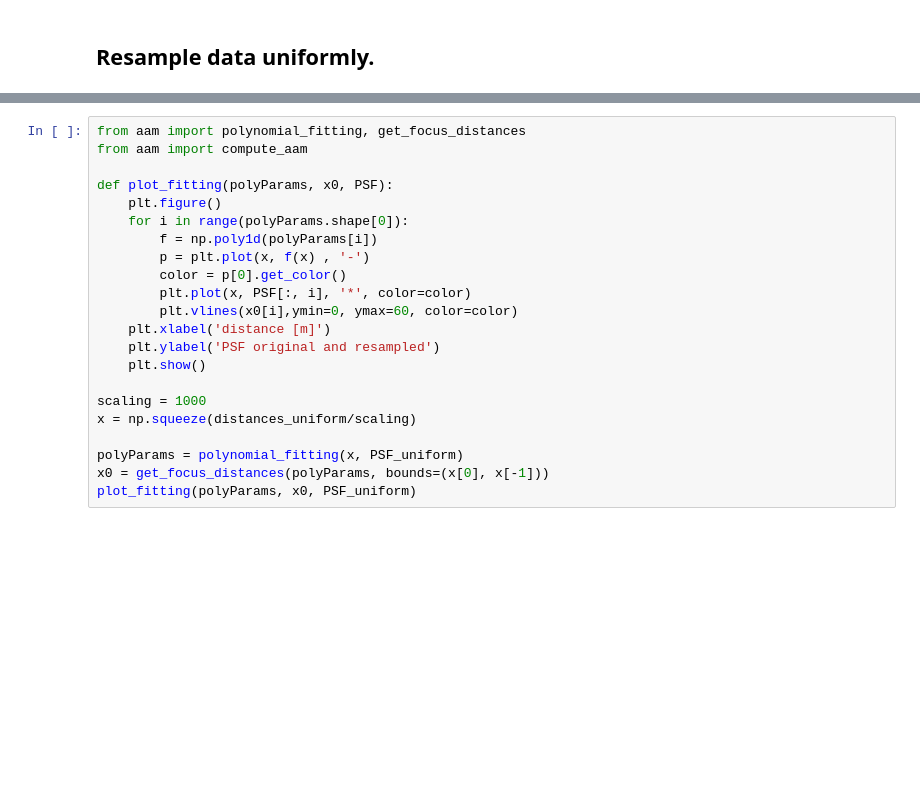
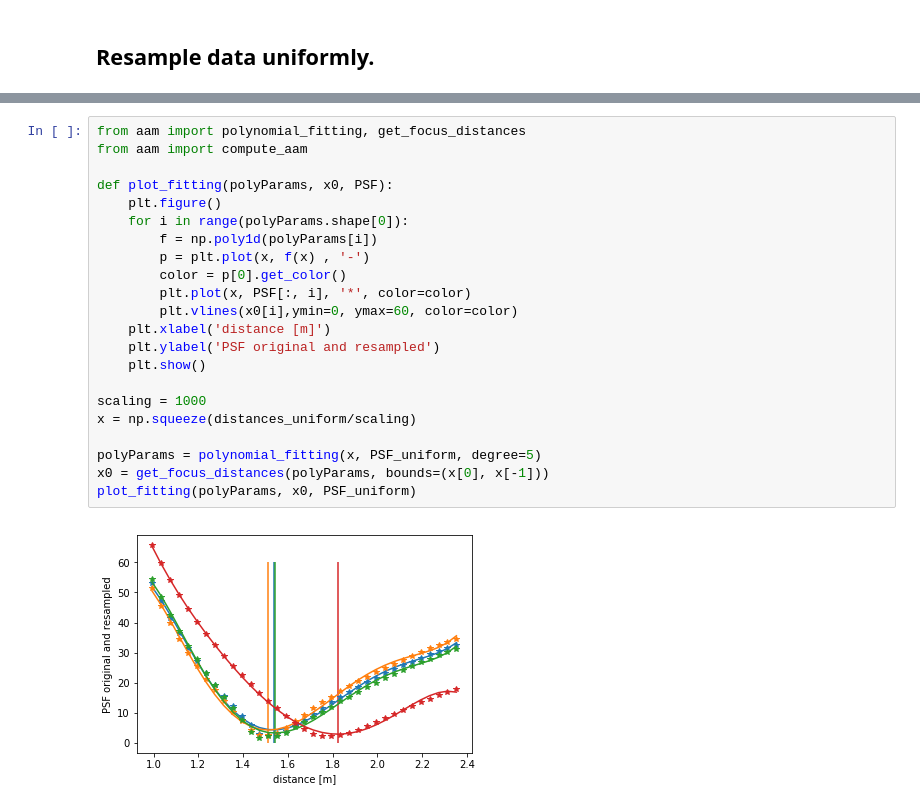
Before and after one commit to duembgen/AAM_ICIP18, a Jupyter notebook: main_fitPSF.ipynb, the cells around one changed output, grey strips where cells are left out. Cells and saved outputs as stored; diff of their text form; blank space fills up the shorter version.

```diff
--- a/main_fitPSF.ipynb
+++ b/main_fitPSF.ipynb
@@ -65,24 +73,26 @@ plt.show()
 # %%
 from aam import polynomial_fitting, get_focus_distances
 from aam import compute_aam
 
 def plot_fitting(polyParams, x0, PSF):
     plt.figure()
     for i in range(polyParams.shape[0]):
         f = np.poly1d(polyParams[i])
         p = plt.plot(x, f(x) , '-')
         color = p[0].get_color()
         plt.plot(x, PSF[:, i], '*', color=color)
         plt.vlines(x0[i],ymin=0, ymax=60, color=color)
     plt.xlabel('distance [m]')
     plt.ylabel('PSF original and resampled')
     plt.show()
 
 scaling = 1000
 x = np.squeeze(distances_uniform/scaling)
 
-polyParams = polynomial_fitting(x, PSF_uniform)
+polyParams = polynomial_fitting(x, PSF_uniform, degree=5)
 x0 = get_focus_distances(polyParams, bounds=(x[0], x[-1]))
 plot_fitting(polyParams, x0, PSF_uniform)
+# %% [output]
+[figure, added]
 # %%
 PSF_uniform_noisy = PSF_uniform.copy()
```
Also changed, not shown: parts of 5 cells of this notebook, 2 other files.
